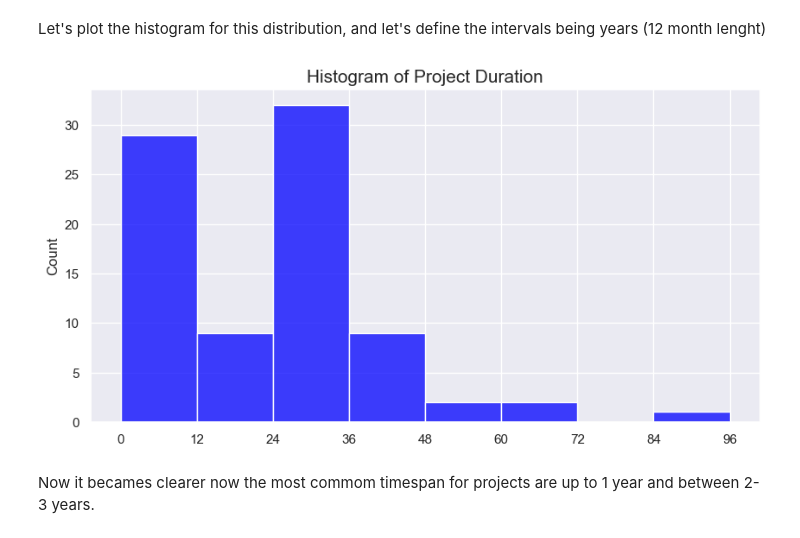
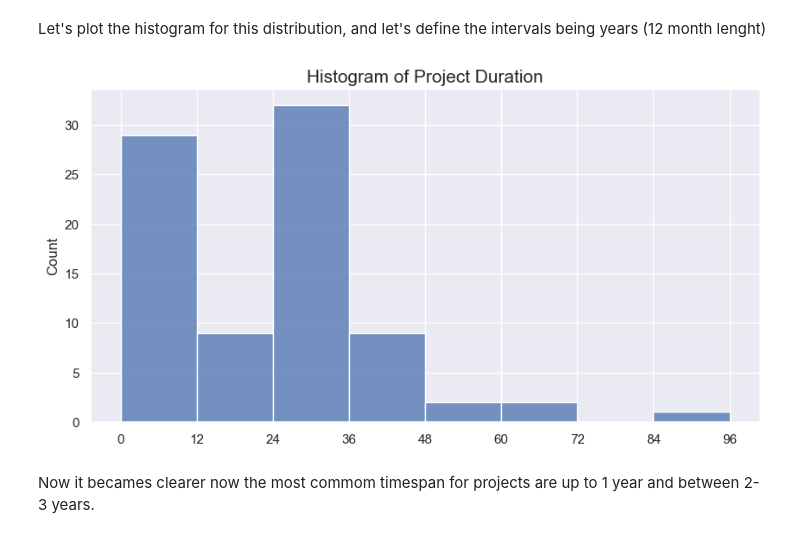
Before and after one commit to alessandro-avancini/AEB-government-funded-space-projects, a Jupyter notebook: project-rework-government-funded-space-projects.ipynb, the cells around one changed output. Cells and saved outputs as stored; diff of their text form; code cells hidden in the pictures.

```diff
--- a/project-rework-government-funded-space-projects.ipynb
+++ b/project-rework-government-funded-space-projects.ipynb
@@ -88,5 +102,5 @@ After that filtering, going through the data reveals that there are duplicated l
 # %%
-space_projects = dataset[contains_keyword].drop_duplicates().reset_index(drop=True)
+space_projects = dataset[contains_keyword].drop_duplicates().reset_index(drop=True).copy()
 # %%
 space_projects.shape
 # %% [output]
@@ -180,7 +194,9 @@ space_projects['Entidade'].value_counts().value_counts().sort_index().plot(kind=
                                                                            rot=0,
                                                                            fontsize=13)
 for i, n in enumerate(space_projects['Entidade'].value_counts().value_counts().sort_index()):
-    plt.text(i,n+0.25,n)
+    plt.text(x=i-0.05,
+             y=n+0.25,
+             s=n)
 
 plt.show()
 # %% [output]
@@ -225,12 +241,12 @@ That is interesting. As we can see from the boxplot above, most projects are no
 Let's plot the histogram for this distribution, and let's define the intervals being years (12 month lenght)
 # %%
 plt.figure(figsize=(10,5))
-sns.histplot(project_duration, bins=[12*i for i in range(9)], color='blue')
+sns.histplot(project_duration, bins=[12*i for i in range(9)])
 plt.xticks([12*i for i in range(9)])
 plt.title('Histogram of Project Duration', fontsize=15)
 plt.show()
 # %% [output]
-[figure, old version]
+[figure, new version]
 # %% [markdown]
 Now it becames clearer now the most commom timespan for projects are up to 1 year and between 2-3 years.
 # %% [markdown]
```
Also changed, not shown: parts of 30 cells of this notebook.
